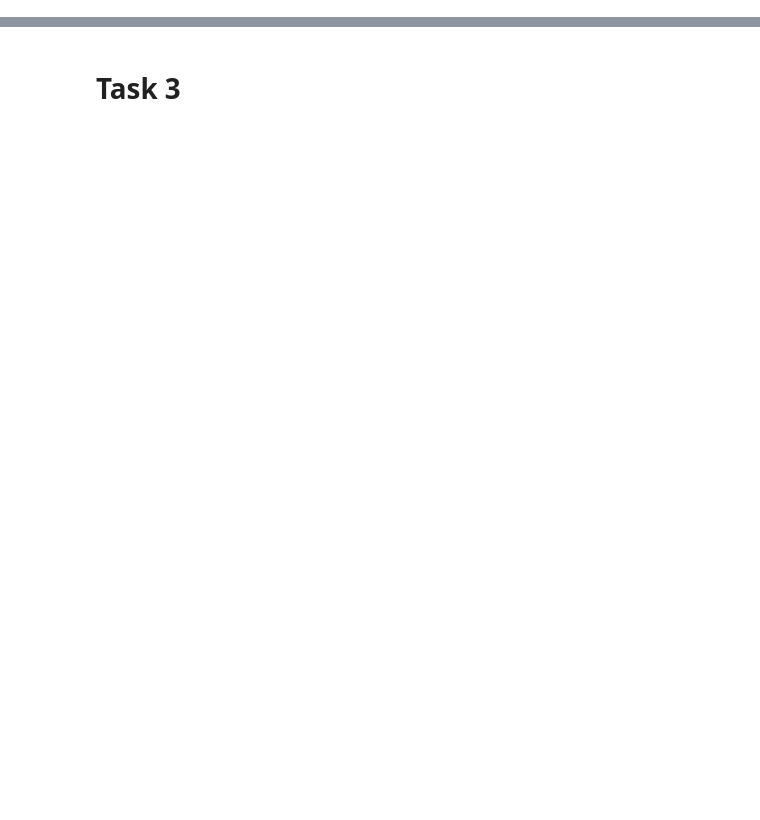
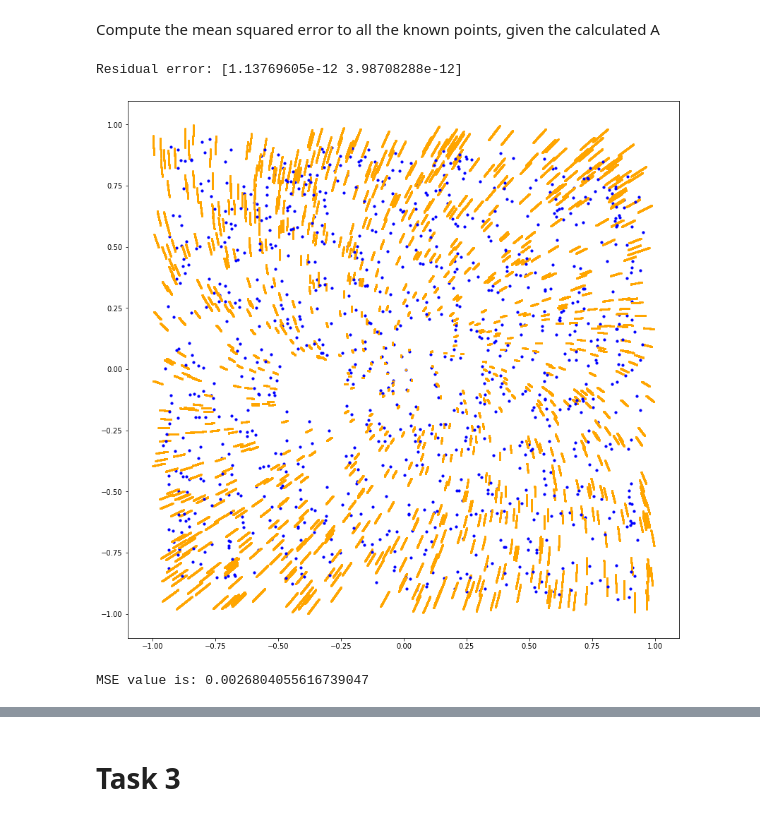
Before and after one commit to AlexPasqua/MLCMS-exercises, a Jupyter notebook: EX5/src/task3.ipynb, the cells around one changed output, grey strips where cells are left out. Drawn from its saved outputs; the diff is of its cells as text; code cells hidden in the pictures; blank space fills up the shorter version.

```diff
--- a/EX5/src/task3.ipynb
+++ b/EX5/src/task3.ipynb
@@ -0,0 +63,14 @@
+# %% [markdown]
+Compute the mean squared error to all the known points, given the calculated A
+# %%
+# utilize delta_t for minimum mse, plot results
+plt.rcParams["figure.figsize"] = (14,14)
+v = estimate_vectors(0.1433579158316633, x0, x1)
+A, res, _, _ = approx_lin_func(data=(x0,v))
+print("Residual error:",res)
+x1_pred, _, _ = solve_trajectory(x0, x1, linear_approx, end_time=0.1, plot=True)
+print("MSE value is:", np.linalg.norm(x1_pred-x1)**2 / x1.shape[0])
+# %% [output]
+Residual error: [1.13769605e-12 3.98708288e-12]
+[figure, added]
+MSE value is: 0.0026804055616739047
```
Also changed, not shown: parts of 40 cells of this notebook, 4 other files.
